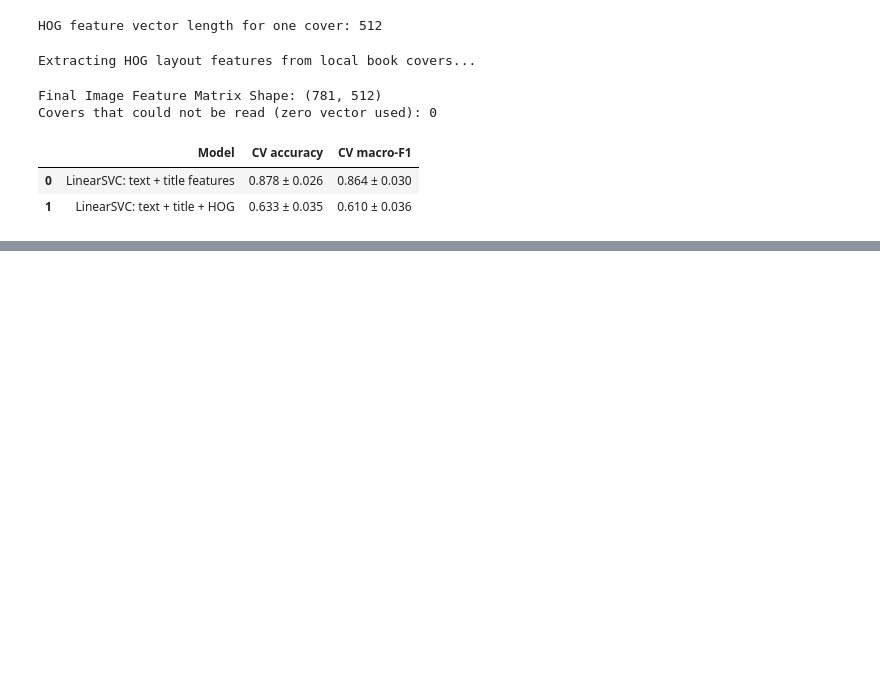
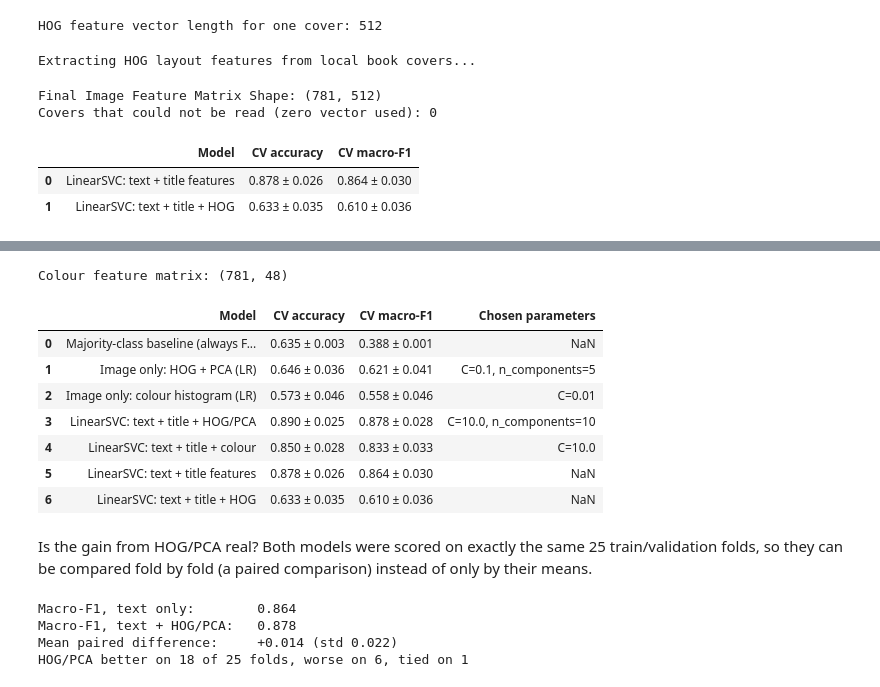
Before and after one commit to aliahmedpachaar/Data_Science_Course_Project, a Jupyter notebook: Classification.ipynb, the cells around one changed output, grey strips where cells are left out. Drawn from its saved outputs; the diff is of its cells as text; code cells hidden in the pictures; blank space fills up the shorter version.

```diff
--- a/Classification.ipynb
+++ b/Classification.ipynb
@@ -823,0 +835,79 @@ pd.DataFrame(image_results).drop(columns='f1_mean')
+# %%
+def colour_histogram(path, bins=16):
+    """Hue, saturation and value histograms of a cover, each normalised to sum to 1."""
+    hsv = np.asarray(Image.open(path).convert('RGB').resize((128, 128)).convert('HSV'))
+    hists = [np.histogram(hsv[..., ch], bins=bins, range=(0, 256))[0] for ch in range(3)]
+    return np.concatenate([h / h.sum() for h in hists])
+
+X_colour = np.array([colour_histogram(p) for p in df['Image_Local_Path']])
+colour_cols = [f'colour_{i}' for i in range(X_colour.shape[1])]
+X_all = pd.concat([X_all, pd.DataFrame(X_colour, index=df.index, columns=colour_cols)], axis=1)
+X_train_all = X_all.loc[X_train.index]
+print(f"Colour feature matrix: {X_colour.shape}")
+# %% [output]
+Colour feature matrix: (781, 48)
+# %%
+def image_pipeline(cols, clf, pca=False, with_text=False):
+    """Image columns (standardised, optionally PCA-compressed), optionally next to the text features."""
+    img_steps = [('scale', StandardScaler())] + ([('pca', PCA(random_state=42))] if pca else [])
+    blocks = [('img', Pipeline(img_steps), cols)]
+    if with_text:
+        blocks = [('text', TfidfVectorizer(max_features=best_max_features), TEXT_COL),
+                  ('num', StandardScaler(), NUM_COLS)] + blocks
+    return Pipeline([('features', ColumnTransformer(blocks)), ('clf', clf)])
+
+
+def tune(pipe, grid):
+    search = GridSearchCV(pipe, grid, cv=cv, scoring='f1_macro', n_jobs=-1).fit(X_train_all, y_train)
+    return search.best_estimator_, search.best_params_
+
+
+lr_img = LogisticRegression(class_weight='balanced', max_iter=5000, random_state=42)
+svc = clone(final_model.named_steps['clf'])
+pca_grid = {'features__img__pca__n_components': [5, 10, 20, 50]}
+
+experiments = {
+    'Image only: HOG + PCA (LR)':
+        tune(image_pipeline(hog_cols, lr_img, pca=True), {**pca_grid, 'clf__C': [0.01, 0.1, 1.0]}),
+    'Image only: colour histogram (LR)':
+        tune(image_pipeline(colour_cols, lr_img), {'clf__C': [0.01, 0.1, 1.0]}),
+    f'{best_name}: text + title + HOG/PCA':
+        tune(image_pipeline(hog_cols, svc, pca=True, with_text=True), {**pca_grid, 'clf__C': [0.1, 1.0, 10.0]}),
+    f'{best_name}: text + title + colour':
+        tune(image_pipeline(colour_cols, svc, with_text=True), {'clf__C': [0.1, 1.0, 10.0]}),
+}
+
+image_table = [cv_summary('Majority-class baseline (always Fiction)',
+                          DummyClassifier(strategy='most_frequent'), X_train, y_train)]
+for name, (estimator, params) in experiments.items():
+    row = cv_summary(name, estimator, X_train_all, y_train)
+    row['Chosen parameters'] = ', '.join(f"{k.split('__')[-1]}={v}" for k, v in params.items())
+    image_table.append(row)
+image_table += image_results   # text-only and raw-HOG rows from the cell above
+
+pd.DataFrame(image_table).drop(columns='f1_mean')
+# %% [output]
+|  | Model | CV accuracy | CV macro-F1 | Chosen parameters |
+| 0 | Majority-class baseline (always F... | 0.635 ± 0.003 | 0.388 ± 0.001 | NaN |
+| 1 | Image only: HOG + PCA (LR) | 0.646 ± 0.036 | 0.621 ± 0.041 | C=0.1, n_components=5 |
+| 2 | Image only: colour histogram (LR) | 0.573 ± 0.046 | 0.558 ± 0.046 | C=0.01 |
+| 3 | LinearSVC: text + title + HOG/PCA | 0.890 ± 0.025 | 0.878 ± 0.028 | C=10.0, n_components=10 |
+| 4 | LinearSVC: text + title + colour | 0.850 ± 0.028 | 0.833 ± 0.033 | C=10.0 |
+| 5 | LinearSVC: text + title features | 0.878 ± 0.026 | 0.864 ± 0.030 | NaN |
+| 6 | LinearSVC: text + title + HOG | 0.633 ± 0.035 | 0.610 ± 0.036 | NaN |
+# %% [markdown]
+Is the gain from HOG/PCA real? Both models were scored on exactly the same 25 train/validation folds, so they can be compared fold by fold (a paired comparison) instead of only by their means.
+# %%
+fused_model = experiments[f'{best_name}: text + title + HOG/PCA'][0]
+f1_text = cross_validate(clone(final_model), X_train_all, y_train, cv=cv_repeated, scoring='f1_macro', n_jobs=-1)['test_score']
+f1_fused = cross_validate(clone(fused_model), X_train_all, y_train, cv=cv_repeated, scoring='f1_macro', n_jobs=-1)['test_score']
+diff = f1_fused - f1_text
+print(f"Macro-F1, text only:        {f1_text.mean():.3f}")
+print(f"Macro-F1, text + HOG/PCA:   {f1_fused.mean():.3f}")
+print(f"Mean paired difference:     {diff.mean():+.3f} (std {diff.std():.3f})")
+print(f"HOG/PCA better on {(diff > 0).sum()} of {len(diff)} folds, worse on {(diff < 0).sum()}, tied on {(diff == 0).sum()}")
+# %% [output]
+Macro-F1, text only:        0.864
+Macro-F1, text + HOG/PCA:   0.878
+Mean paired difference:     +0.014 (std 0.022)
+HOG/PCA better on 18 of 25 folds, worse on 6, tied on 1
```
Also changed, not shown: parts of 13 cells of this notebook.
